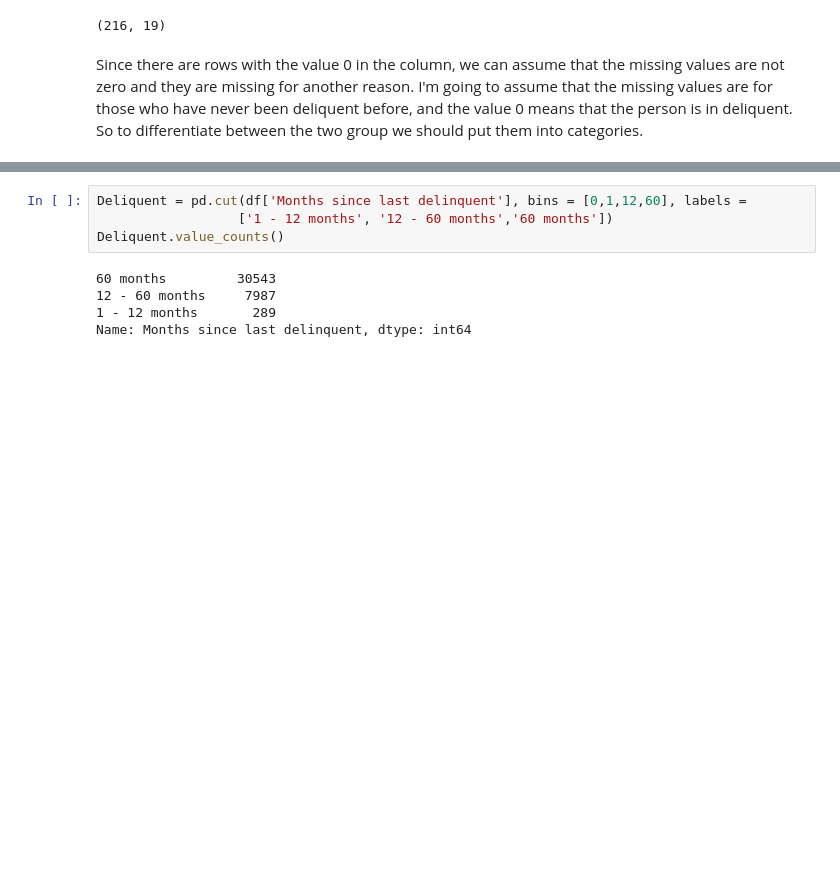
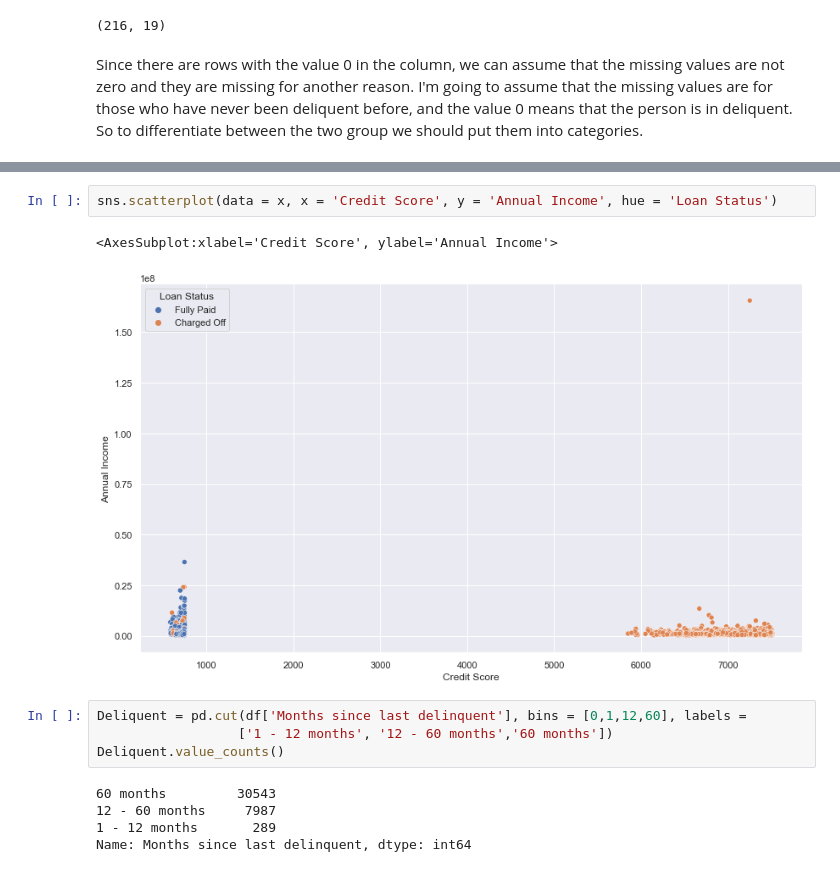
Before and after one commit to Ikhwanaminullah46/Ikhwan-Aminullah, a Jupyter notebook: PDA3 - Loan/Loan.ipynb, the cells around one changed output, grey strips where cells are left out. Cells and saved outputs as stored; diff of their text form; blank space fills up the shorter version.

```diff
--- a/PDA3 - Loan/Loan.ipynb
+++ b/PDA3 - Loan/Loan.ipynb
@@ -211,3 +234,8 @@ Since there are rows with the value 0 in the column, we can assume that the miss
+# %%
+sns.scatterplot(data = x, x = 'Credit Score', y = 'Annual Income', hue = 'Loan Status')
+# %% [output]
+<AxesSubplot:xlabel='Credit Score', ylabel='Annual Income'>
+[figure, added]
 # %%
 Deliquent = pd.cut(df['Months since last delinquent'], bins = [0,1,12,60], labels =
                   ['1 - 12 months', '12 - 60 months','60 months'])
```
Also changed, not shown: parts of 10 cells of this notebook.
